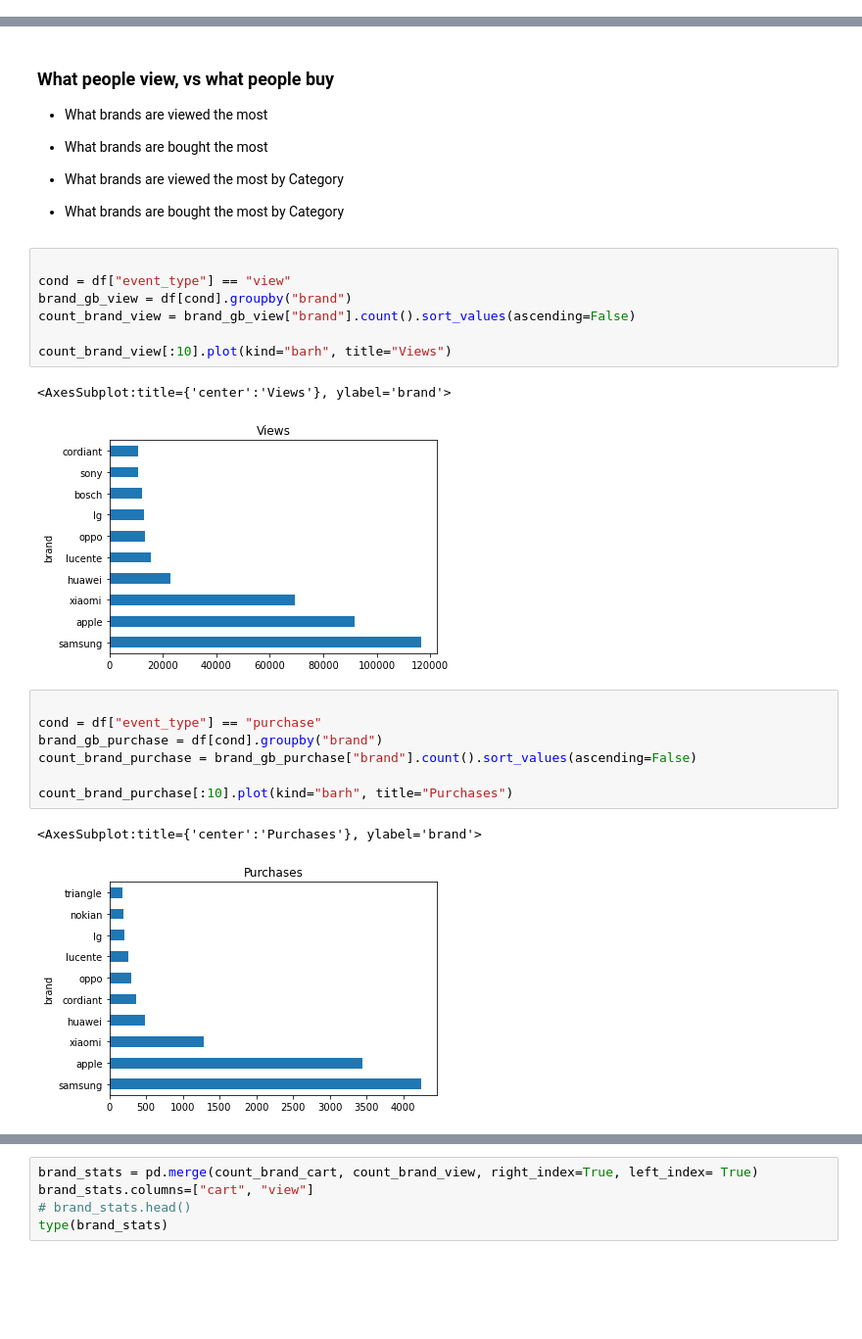
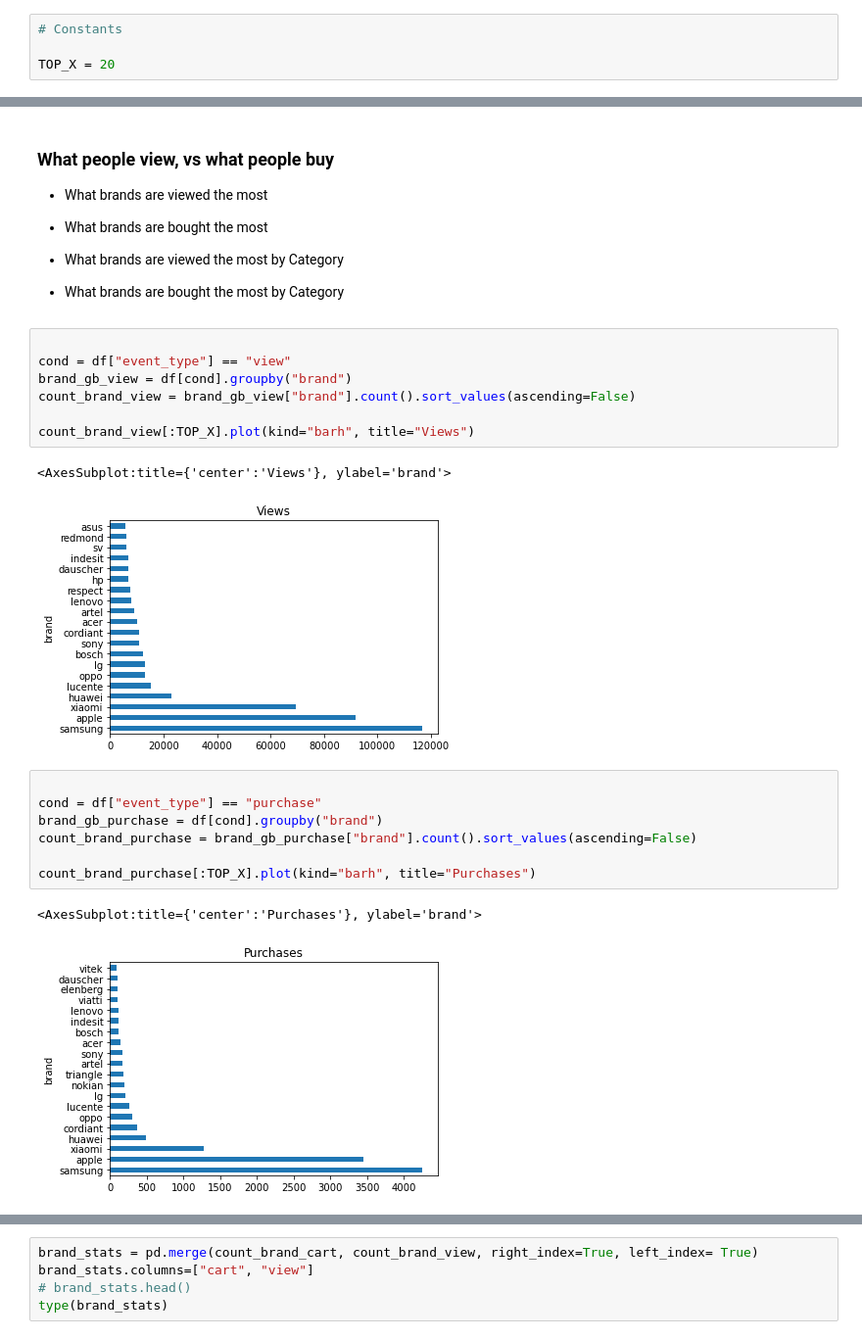
Before and after one commit to Hmmsien/ECommerce_behavior, a Jupyter notebook: data-exploration.ipynb, the cells around one changed output, grey strips where cells are left out. Shown at 98% size. Cells and saved outputs as stored; diff of their text form; blank space fills up the shorter version.

Commit message:
starting exploration | brand prices stats

```diff
--- a/data-exploration.ipynb
+++ b/data-exploration.ipynb
@@ -2,3 +2,7 @@
 # Libraries
 import pandas as pd
 import seaborn as sns
+# %%
+# Constants
+
+TOP_X = 20
@@ -180,23 +226,23 @@ user_activity.corr()
 # %%
 
 cond = df["event_type"] == "view"
 brand_gb_view = df[cond].groupby("brand")
 count_brand_view = brand_gb_view["brand"].count().sort_values(ascending=False)
 
-count_brand_view[:10].plot(kind="barh", title="Views")
+count_brand_view[:TOP_X].plot(kind="barh", title="Views")
 # %% [output]
 <AxesSubplot:title={'center':'Views'}, ylabel='brand'>
-[figure, old version]
+[figure, new version]
 # %%
 
 cond = df["event_type"] == "purchase"
 brand_gb_purchase = df[cond].groupby("brand")
 count_brand_purchase = brand_gb_purchase["brand"].count().sort_values(ascending=False)
 
-count_brand_purchase[:10].plot(kind="barh", title="Purchases")
+count_brand_purchase[:TOP_X].plot(kind="barh", title="Purchases")
 # %% [output]
 <AxesSubplot:title={'center':'Purchases'}, ylabel='brand'>
-[figure, old version]
+[figure, new version]
 # %%
 
 cond = df["event_type"] == "cart"
```
Also changed, not shown: parts of 10 cells of this notebook.
